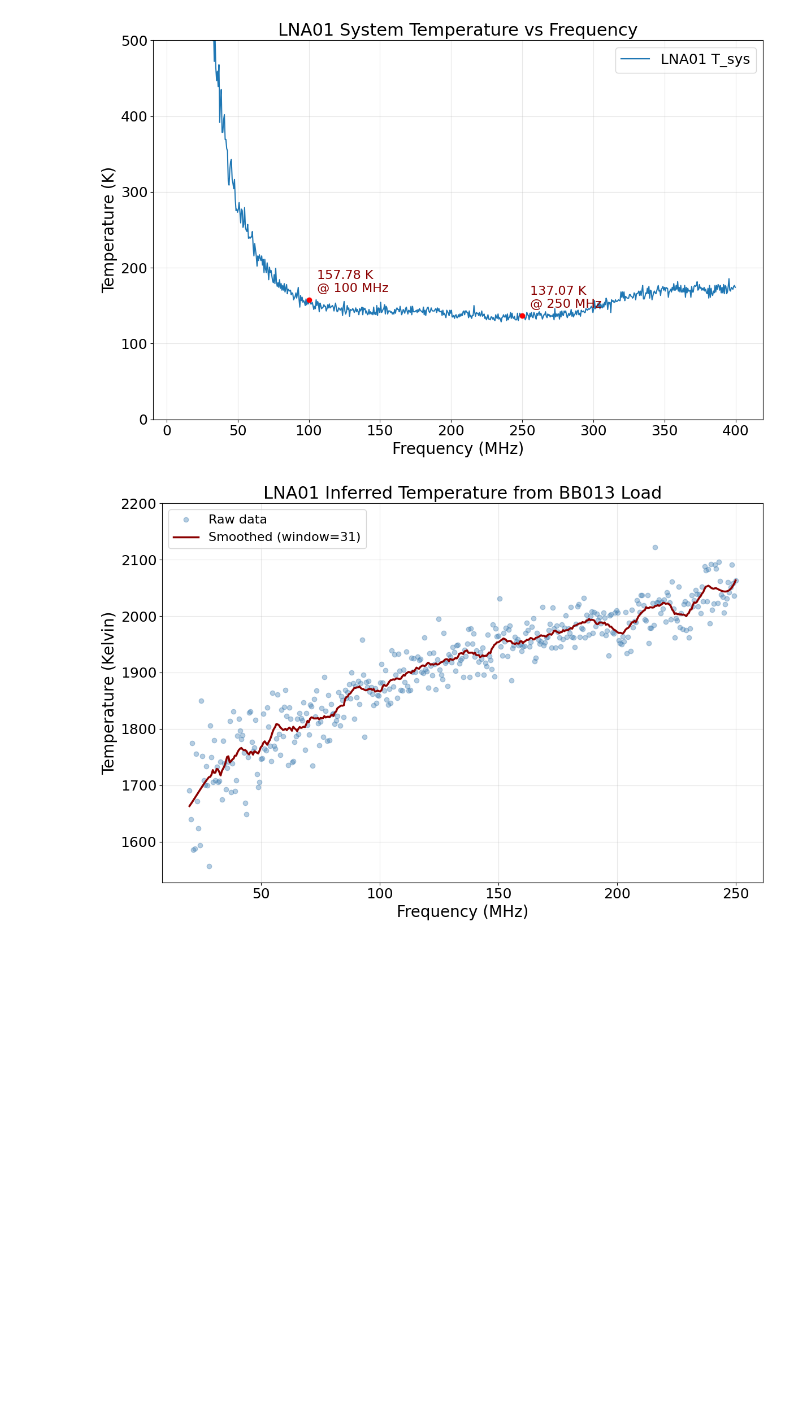
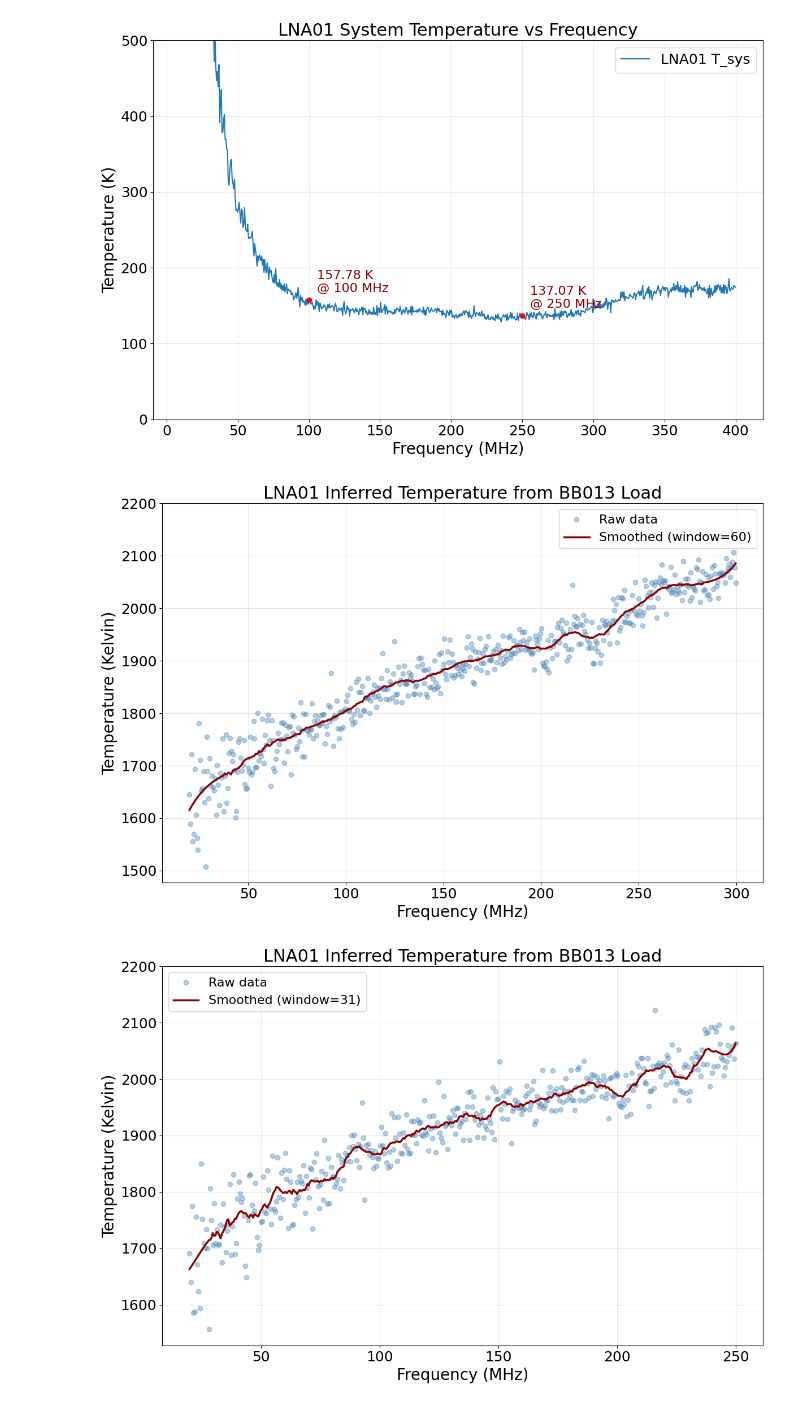
Before and after one commit to alhosani-abdulla/Highz-EXP, a Jupyter notebook: notebooks/Y_factor.ipynb, the cells around one changed output. Cells and saved outputs as stored; diff of their text form; code cells hidden in the pictures; blank space fills up the shorter version.

```diff
--- a/notebooks/Y_factor.ipynb
+++ b/notebooks/Y_factor.ipynb
@@ -92,8 +92,8 @@ LNA01_77K = Spectrum(traces_LNA['Trace C']['frequency'], traces_LNA['Trace C']['
 LNA01_BB = Spectrum(traces_LNA['Trace D']['frequency'], traces_LNA['Trace D']['spectrum'], name='BB013 Cal - LNA01')
 
 traces_ND = load_csv.parse_trace_data(pjoin(output_path, 'ND01_data.csv'))
-ND01 = Spectrum(traces_ND['Trace A']['frequency'], traces_ND['Trace A']['spectrum'], name='300K load - ND01')
-BB013 = Spectrum(traces_ND['Trace B']['frequency'], traces_ND['Trace B']['spectrum'], name='BB013 Cal - ND01')
+ND01 = Spectrum(traces_ND['Trace A']['frequency'], traces_ND['Trace A']['spectrum'], name='ND01 - LNA01')
+BB013 = Spectrum(traces_ND['Trace B']['frequency'], traces_ND['Trace B']['spectrum'], name='BB013 - LNA01')
 # %% [output]
 Found 4 traces: ['Trace A', 'Trace B', 'Trace C', 'Trace D']
 Column pairs: [(0, 1), (2, 3), (4, 5), (6, 7)]
@@ -159,6 +162,15 @@ LNA_thermo.plot_temps(LNA_thermo.f/1e6, [LNA_thermo.T_sys], labels=['LNA01 T_sys
                       save_path=pjoin(plot_path, 'LNA01_Tsys_vs_Frequency.png'))
 # %% [output]
 [figure]
+# %%
+BB013.despike(threshold=5)
+_ = LNA_thermo.infer_temperature(BB013.unit_convert('dBm', 'kelvin', channel_width=300e3, inplace=False),
+                            start_freq=20, end_freq=300, ymax=2200, ymin=1800,
+                            smoothing='savgol', window_size=60,
+                            title='LNA01 Inferred Temperature from BB013 Load',
+                            save_path=pjoin(plot_path, 'LNA01_Inferred_Temperature_BB013.png'))
+# %% [output]
+[figure, added]
 # %%
 LNA01_BB.despike(threshold=5)
 _ = LNA_thermo.infer_temperature(LNA01_BB.unit_convert('dBm', 'kelvin', channel_width=300e3, inplace=False),
```
Also changed, not shown: parts of 4 cells of this notebook, 1 other file.
